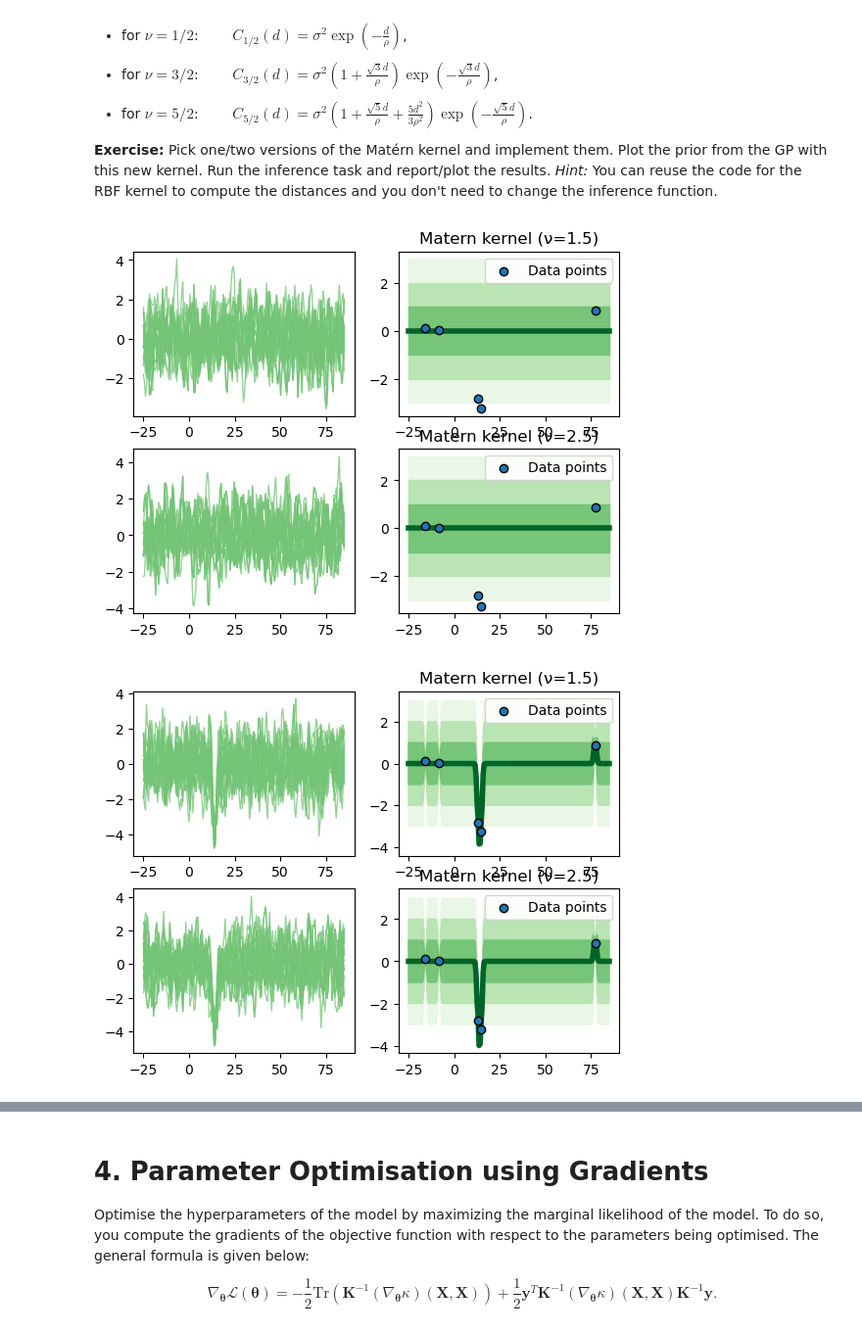
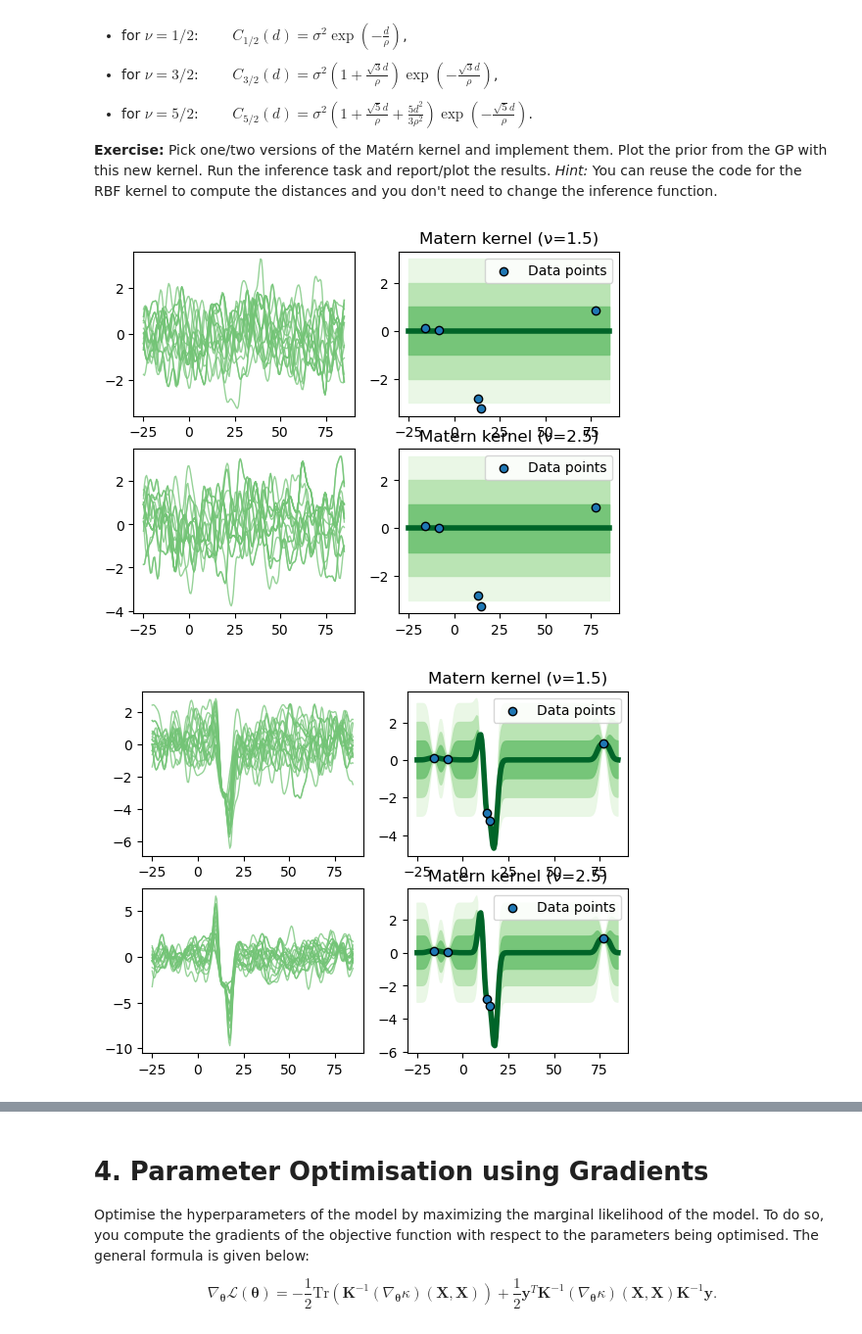
Before and after one commit to Michele2301/asi-labs, a Jupyter notebook: lab_week2-public/Gaussian_Process_Regression.ipynb, the cells around one changed output, grey strips where cells are left out. Shown at 98% size. Saved outputs shown, nothing was run; the diff lists cells and outputs as text; code cells hidden in the pictures.

```diff
--- a/lab_week2-public/Gaussian_Process_Regression.ipynb
+++ b/lab_week2-public/Gaussian_Process_Regression.ipynb
@@ -454,11 +454,15 @@ def matern_kernel(params, X1, X2):
         kernel_value = variance * (1 + np.sqrt(3) * dist / lengthscale) * jnp.exp(-np.sqrt(3) * dist / lengthscale)
     elif nu == 2.5:
         kernel_value = variance * (1 + np.sqrt(5) * dist / lengthscale + 5 * dist ** 2 / (3 * lengthscale ** 2)) * jnp.exp(-np.sqrt(5) * dist / lengthscale)
+    elif nu == 0.5:
+        kernel_value = variance * jnp.exp(-dist / lengthscale)
+    else:
+        raise ValueError("Invalid value for nu")
     return kernel_value
 # %%
 fig, ax = plt.subplots(2, 2)
 for i,nu in enumerate([1.5, 2.5]):
-    params = {"lengthscale": 1.0, "variance": 1.0, "nu": nu}
+    params = {"lengthscale": 15.0, "variance": 1.0, "nu": nu}
     K = matern_kernel(params, X, X)
     samples,mean,cov=sample_f_prior(params, matern_kernel, Xt)
     plot_samples(Xt, samples, ax=ax[i][0])
@@ -468,20 +472,20 @@ for i,nu in enumerate([1.5, 2.5]):
     ax[i][1].set_title(f"Matern kernel (ν={nu})")
 plt.show()
 # %% [output]
-[figure, old version]
+[figure, new version]
 # %%
 # inference task and plot
 fig, ax = plt.subplots(2, 2)
 for i,nu in enumerate([1.5, 2.5]):
-    params = {"lengthscale": 1.0, "variance": 1.0, "nu": nu}
+    params = {"lengthscale": 15.0, "variance": 1.0, "nu": nu}
     f_mean, f_cov = predict_f_posterior(params, matern_kernel, Xtr, ytr, Xt)
     samples=np.random.multivariate_normal(f_mean,f_cov,50)
     plot_samples(Xt, samples, ax=ax[i][0])
     plot_gp(Xt, f_mean, f_cov, ax=ax[i][1])
     plot_data(Xtr, ytr, ax=ax[i][1])
     ax[i][1].legend()
     ax[i][1].set_title(f"Matern kernel (ν={nu})")
 
 plt.show()
 # %% [output]
-[figure, old version]
+[figure, new version]
```
Also changed, not shown: parts of 1 cell of this notebook.
